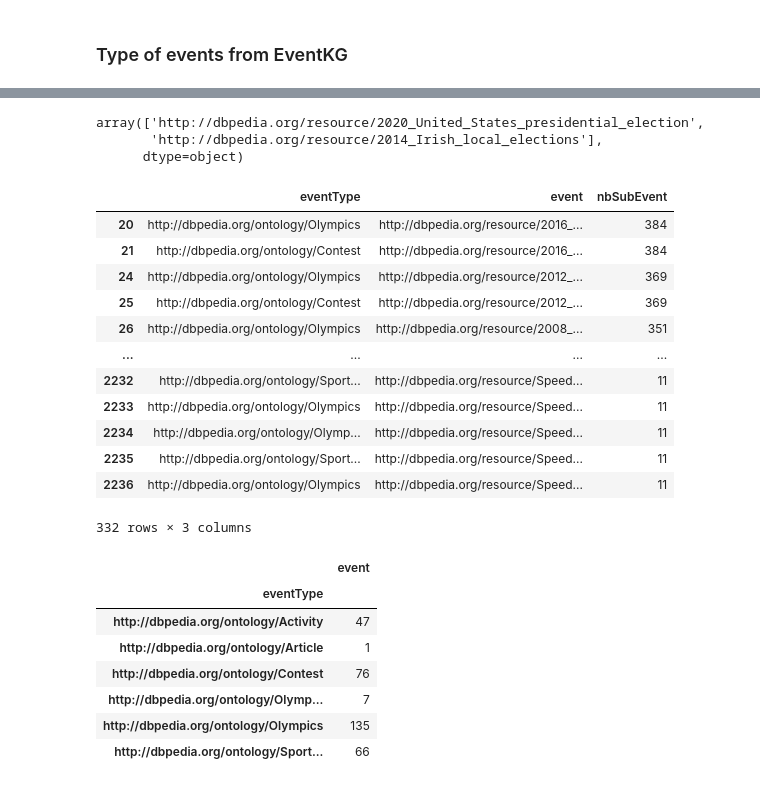
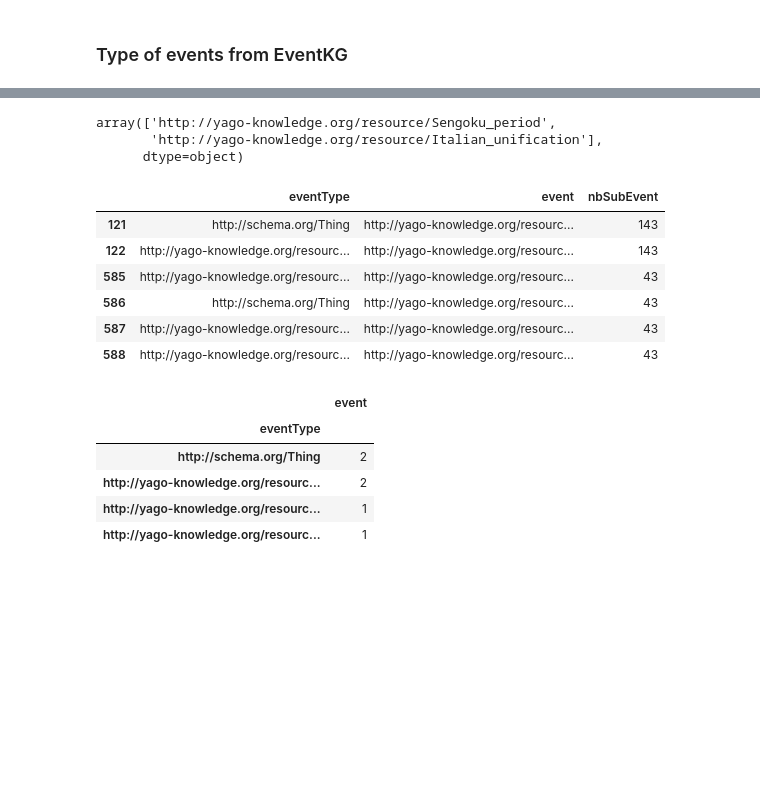
Before and after one commit to muhai-project/chronographer, a Jupyter notebook: eventkg-type-events.ipynb, the cells around one changed output, grey strips where cells are left out. Drawn from its saved outputs; the diff is of its cells as text; code cells hidden in the pictures; blank space fills up the shorter version.

Commit message:
adapting search and analysis files to yago

```diff
--- a/eventkg-type-events.ipynb
+++ b/eventkg-type-events.ipynb
@@ -5,3 +7,26 @@ import io
 import requests
 from tqdm import tqdm
 import pandas as pd
+# %%
+from settings import FOLDER_PATH
+from src.hdt_interface import HDTInterface
+
+DATASET = "yago"
+
+with open(os.path.join(FOLDER_PATH, "dataset-config", f"{DATASET}.yaml"),
+          encoding='utf-8') as file:
+    dataset_config = yaml.load(file, Loader=yaml.FullLoader)
+
+DATASET_TO_FOLDER = {
+    "wikidata": "wikidata-2021-03-05",
+    "dbpedia": "dbpedia-snapshot-2021-09",
+    "yago": "yago-2020-02-24"
+}
+
+nested_dataset = 0 if DATASET == "wikidata" else 1
+filter_kb = 1 if DATASET == "dbpedia" else 0
+
+interface = HDTInterface(dataset_config=dataset_config, default_pred=[],
+                         folder_hdt=DATASET_TO_FOLDER[DATASET],
+                         nested_dataset=nested_dataset,
+                         filter_kb=filter_kb)
@@ -82,6 +114,6 @@ df_types.to_csv("events_types.csv")
 # %%
 threshold = 10
-df_types = pd.read_csv("events_types.csv")
+df_types = pd.read_csv(f"events_types_{DATASET}.csv")
 df_types = df_types[[col for col in df_types.columns if "Unnamed" not in col]]
 print(f"# of events with strictly more than {threshold} sub events: {df_events.shape[0]}")
 print(f"# of these events with a type: {df_types.event.unique().shape[0]}")
@@ -132,37 +160,32 @@ grouped.to_csv("grouped_event_types.csv")
 # %%
-elt = "http://dbpedia.org/ontology/Election"
+example = {
+    "yago": "http://yago-knowledge.org/resource/Historical_period",
+    "dbpedia": "http://dbpedia.org/ontology/Election"
+}
 # %%
-df_types[df_types.eventType == elt].event.values
+df_types[df_types.eventType == example[DATASET]].event.values
 # %% [output]
-array(['http://dbpedia.org/resource/2020_United_States_presidential_election',
-       'http://dbpedia.org/resource/2014_Irish_local_elections'],
+array(['http://yago-knowledge.org/resource/Sengoku_period',
+       'http://yago-knowledge.org/resource/Italian_unification'],
       dtype=object)
 # %%
-events = df_types[df_types.eventType == elt].event.values
+events = df_types[df_types.eventType == example[DATASET]].event.values
 df_types[df_types.event.isin(events)]
 # %% [output]
 |  | eventType | event | nbSubEvent |
-| 20 | http://dbpedia.org/ontology/Olympics | http://dbpedia.org/resource/2016_... | 384 |
-| 21 | http://dbpedia.org/ontology/Contest | http://dbpedia.org/resource/2016_... | 384 |
-| 24 | http://dbpedia.org/ontology/Olympics | http://dbpedia.org/resource/2012_... | 369 |
-| 25 | http://dbpedia.org/ontology/Contest | http://dbpedia.org/resource/2012_... | 369 |
-| 26 | http://dbpedia.org/ontology/Olympics | http://dbpedia.org/resource/2008_... | 351 |
-| ... | ... | ... | ... |
-| 2232 | http://dbpedia.org/ontology/Sport... | http://dbpedia.org/resource/Speed... | 11 |
-| 2233 | http://dbpedia.org/ontology/Olympics | http://dbpedia.org/resource/Speed... | 11 |
-| 2234 | http://dbpedia.org/ontology/Olymp... | http://dbpedia.org/resource/Speed... | 11 |
-| 2235 | http://dbpedia.org/ontology/Sport... | http://dbpedia.org/resource/Speed... | 11 |
-| 2236 | http://dbpedia.org/ontology/Olympics | http://dbpedia.org/resource/Speed... | 11 |
+| 121 | http://schema.org/Thing | http://yago-knowledge.org/resourc... | 143 |
+| 122 | http://yago-knowledge.org/resourc... | http://yago-knowledge.org/resourc... | 143 |
+| 585 | http://yago-knowledge.org/resourc... | http://yago-knowledge.org/resourc... | 43 |
+| 586 | http://schema.org/Thing | http://yago-knowledge.org/resourc... | 43 |
+| 587 | http://yago-knowledge.org/resourc... | http://yago-knowledge.org/resourc... | 43 |
+| 588 | http://yago-knowledge.org/resourc... | http://yago-knowledge.org/resourc... | 43 |
-332 rows × 3 columns
 # %%
 df_types[df_types.event.isin(events)].groupby('eventType').agg({"event": "nunique"})
 # %% [output]
 |  | event |
 | eventType |  |
-| http://dbpedia.org/ontology/Activity | 47 |
-| http://dbpedia.org/ontology/Article | 1 |
-| http://dbpedia.org/ontology/Contest | 76 |
-| http://dbpedia.org/ontology/Olymp... | 7 |
-| http://dbpedia.org/ontology/Olympics | 135 |
-| http://dbpedia.org/ontology/Sport... | 66 |
+| http://schema.org/Thing | 2 |
+| http://yago-knowledge.org/resourc... | 2 |
+| http://yago-knowledge.org/resourc... | 1 |
+| http://yago-knowledge.org/resourc... | 1 |
 # %%
```
Also changed, not shown: parts of 21 cells of this notebook, 6 other files.
